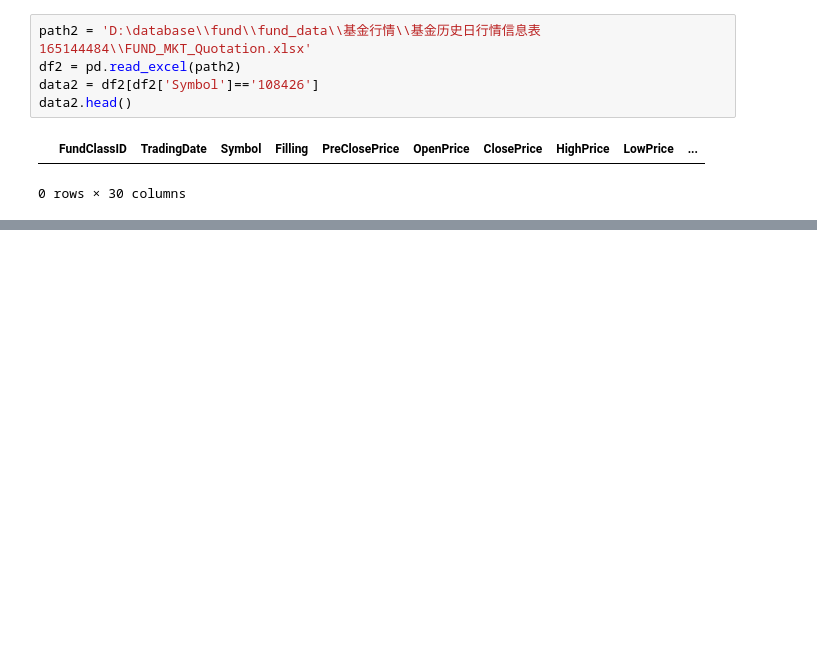
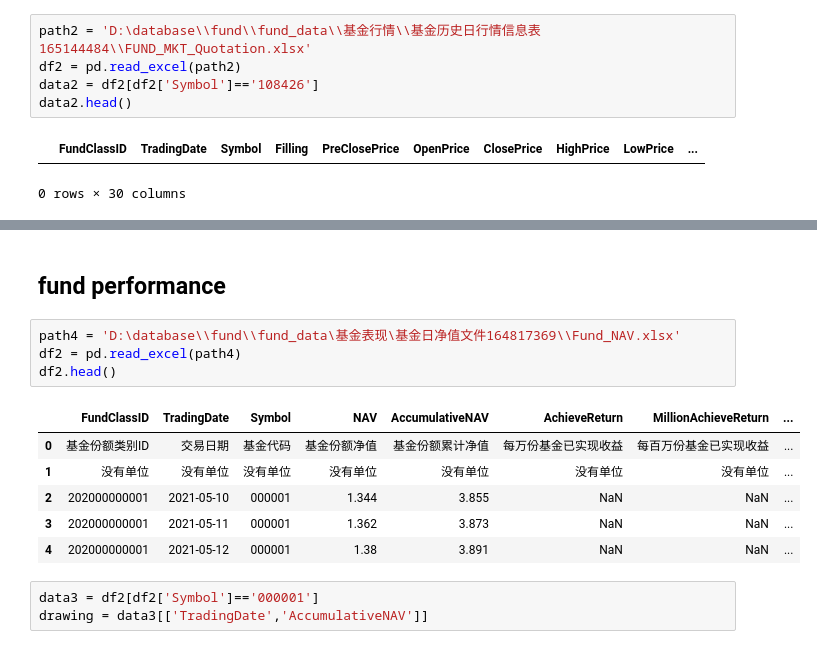
Before and after one commit to anthonyluosen/quant, a Jupyter notebook: fund_analysis/EDA.ipynb, the cells around one changed output, grey strips where cells are left out. Drawn from its saved outputs; the diff is of its cells as text; blank space fills up the shorter version.

Commit message:
unpdate_performance

```diff
--- a/fund_analysis/EDA.ipynb
+++ b/fund_analysis/EDA.ipynb
@@ -93,0 +76,16 @@ df3
+# %% [markdown]
+## fund performance
+# %%
+path4 = 'D:\database\\fund\\fund_data\基金表现\基金日净值文件164817369\\Fund_NAV.xlsx'
+df2 = pd.read_excel(path4)
+df2.head()
+# %% [output]
+|  | FundClassID | TradingDate | Symbol | NAV | AccumulativeNAV | AchieveReturn | MillionAchieveReturn | ... |
+| 0 | 基金份额类别ID | 交易日期 | 基金代码 | 基金份额净值 | 基金份额累计净值 | 每万份基金已实现收益 | 每百万份基金已实现收益 | ... |
+| 1 | 没有单位 | 没有单位 | 没有单位 | 没有单位 | 没有单位 | 没有单位 | 没有单位 | ... |
+| 2 | 202000000001 | 2021-05-10 | 000001 | 1.344 | 3.855 | NaN | NaN | ... |
+| 3 | 202000000001 | 2021-05-11 | 000001 | 1.362 | 3.873 | NaN | NaN | ... |
+| 4 | 202000000001 | 2021-05-12 | 000001 | 1.38 | 3.891 | NaN | NaN | ... |
+# %%
+data3 = df2[df2['Symbol']=='000001']
+drawing = data3[['TradingDate','AccumulativeNAV']]
```
Also changed, not shown: parts of 4 cells of this notebook.
